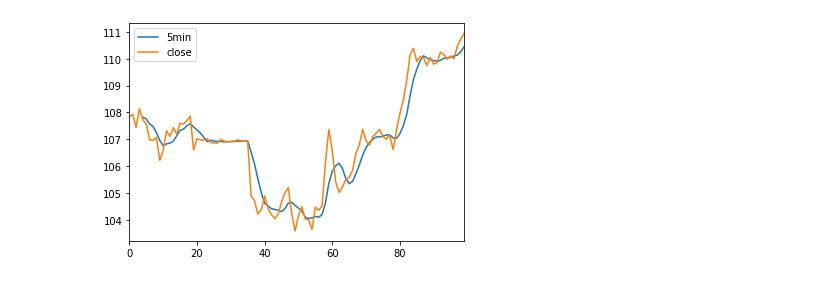
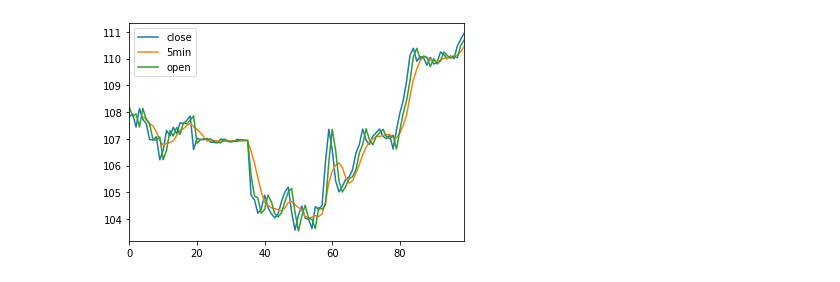
Before and after one commit to Francisrega/Stock, a Jupyter notebook: Stocks_3.ipynb, the cells around one changed output. Drawn from its saved outputs; the diff is of its cells as text; code cells hidden in the pictures.

```diff
--- a/Stocks_3.ipynb
+++ b/Stocks_3.ipynb
@@ -11,16 +11,19 @@ from alpha_vantage.timeseries import TimeSeries
 # %%
 ts = TimeSeries(key='Keys')
 data, meta_data = ts.get_intraday('AAPL')
 df = pd.DataFrame(columns=['date', 'open', 'high', 'low', 'close', 'volume'])
 for d, p in data.items():
     date = datetime.datetime.strptime(d, '%Y-%m-%d %H:%M:%S')
     data_row=[date, float(p['1. open']), float(p['2. high']), float(p['3. low']), float(p['4. close']), int(p['5. volume'])]
     df.loc[-1,:]=data_row
     df.index=df.index+1
-data=df.sort_values('date')
-data['close']=data['close'].astype(float)
+data =df.sort_values('date')
+data['open']= data['open'].astype(float)
+data['close']= data['close'].astype(float)
+#data['high'] = data['high'].astype(float)
+#data['1min']=np.round(data['close'].rolling(window=5).mean(),2)
 data['5min']=np.round(data['close'].rolling(window=5).mean(),2)
-data[['5min', 'close']].plot()
+data[['close', '5min', 'open']].plot()
 plt.show()
 # %% [output]
-[figure, old version]
+[figure, new version]
```
Also changed, not shown: parts of 2 cells of this notebook.
